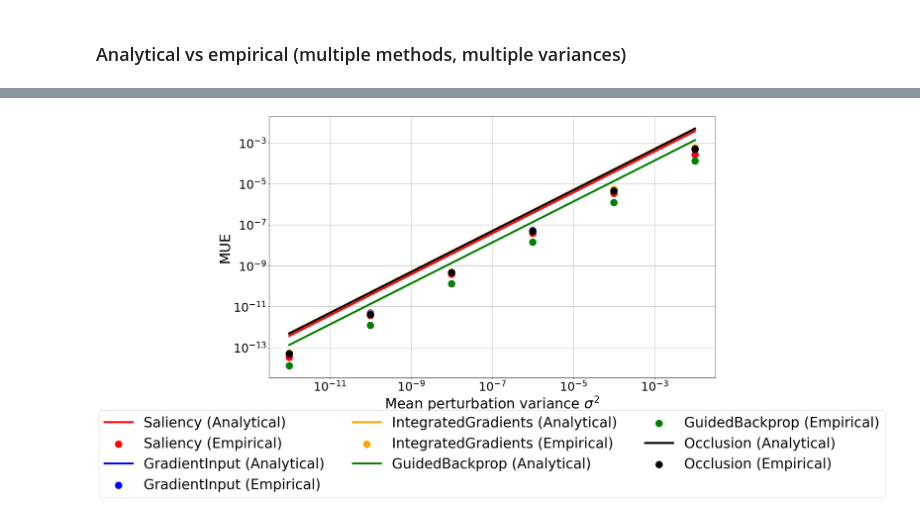
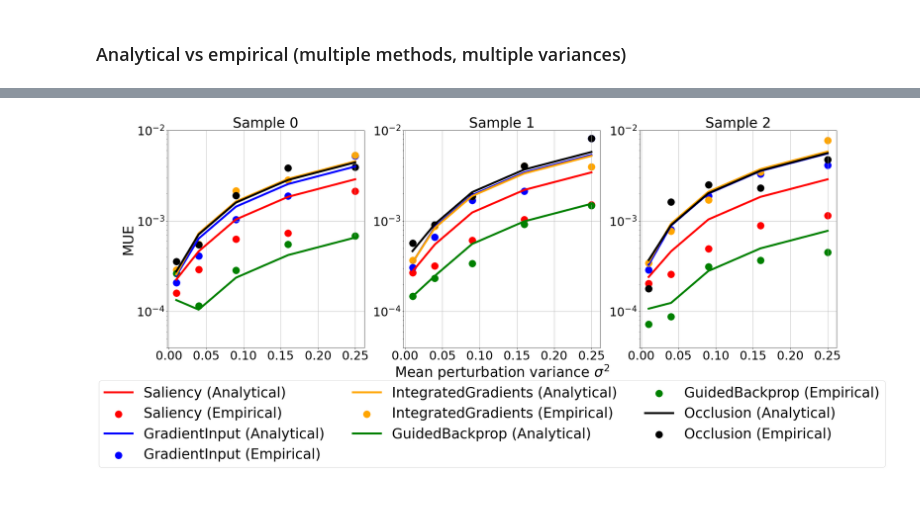
Before and after one commit to TeodorChiaburu/UXAI, a Jupyter notebook: Model_Perturbation_Vision_MNIST.ipynb, the cells around one changed output, grey strips where cells are left out. Saved outputs shown, nothing was run; the diff lists cells and outputs as text; code cells hidden in the pictures.

Commit message:
Fixed FDM bug, recomputed weights mnist, also larger sigmas

```diff
--- a/Model_Perturbation_Vision_MNIST.ipynb
+++ b/Model_Perturbation_Vision_MNIST.ipynb
@@ -295,20 +302,24 @@ for name in xai_methods.keys():
-# %%
-# Plot aggregations
-colors=['red', 'blue', 'orange', 'green', 'black', 'brown', 'olive']
-stds = np.asarray([1e-6, 1e-5, 1e-4, 1e-3, 1e-2, 1e-1])
-fsize=35
-fig = plt.figure(figsize=(20, 12))
-for (name, data), col in zip(agg_results.items(), colors):
-    plt.plot(stds*stds, np.asarray(data['analytical'])[:len(stds)]/m, label=f"{name} (Analytical)", c=col, lw=5)
-    plt.scatter(stds*stds, np.asarray(data['empirical'])[:len(stds)]/m,  marker='o',
-                label=f"{name} (Empirical)", c=col, s=300)
-plt.xlabel('Mean perturbation variance $\sigma^2$', fontsize=fsize)
-plt.ylabel('MUE', fontsize=fsize)
-plt.xscale('log');plt.yscale('log')
-plt.xticks(fontsize=fsize-5);plt.yticks(fontsize=fsize-5)
-plt.legend(fontsize=fsize, loc='upper center', bbox_to_anchor=(0.5, -0.1), ncol=3)
-plt.grid(True)
-plt.show()
-fig.savefig('./figures/uncertainties_weights_mnist_agg.png', bbox_inches='tight')
-# %% [output]
-[figure, removed]
+# %%
+# Plot several samples
+colors=['red', 'blue', 'orange', 'green', 'black', 'brown', 'olive']
+stds = np.asarray([0.1, 0.2, 0.3, 0.4, 0.5])
+fsize=35
+fig = plt.figure(figsize=(30, 10))
+for i, sample_id in enumerate([0,1,2]):
+    plt.subplot(1, 3, i+1)
+    for (name, data), col in zip(experiments['results'][sample_id].items(), colors):
+        plt.plot(stds*stds, np.asarray(data['analytical'])[-len(stds):]/m, label=f"{name} (Analytical)", c=col, lw=5)
+        plt.scatter(stds*stds, np.asarray(data['empirical'])[-len(stds):]/m,  marker='o',
+                    label=f"{name} (Empirical)", c=col, s=300)
+    plt.title('Sample ' + str(sample_id), fontsize=fsize)
+    if i==1: plt.xlabel('Mean perturbation variance $\sigma^2$', fontsize=fsize)
+    if i==0: plt.ylabel('MUE', fontsize=fsize)
+    plt.yscale('log')
+    plt.xticks(fontsize=fsize-5);plt.yticks(fontsize=fsize-5)
+    plt.ylim([4e-5, 1e-2])
+    if i==2: plt.legend(fontsize=fsize, loc='upper center', bbox_to_anchor=(-0.75, -0.12), ncol=3)
+    plt.grid(True)
+plt.show()
+fig.savefig('./figures/uncertainties_weights_mnist_extended.png', bbox_inches='tight')
+# %% [output]
+[figure, added]
```
Also changed, not shown: parts of 14 cells of this notebook, 4 other files.
